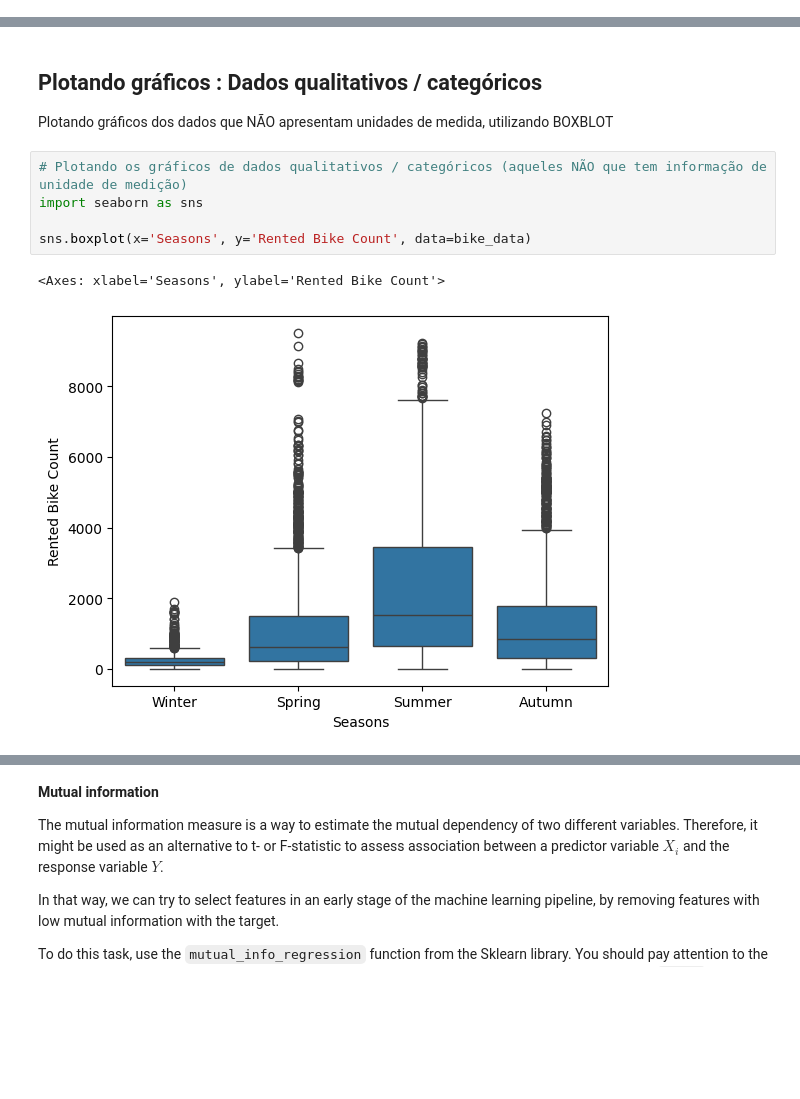
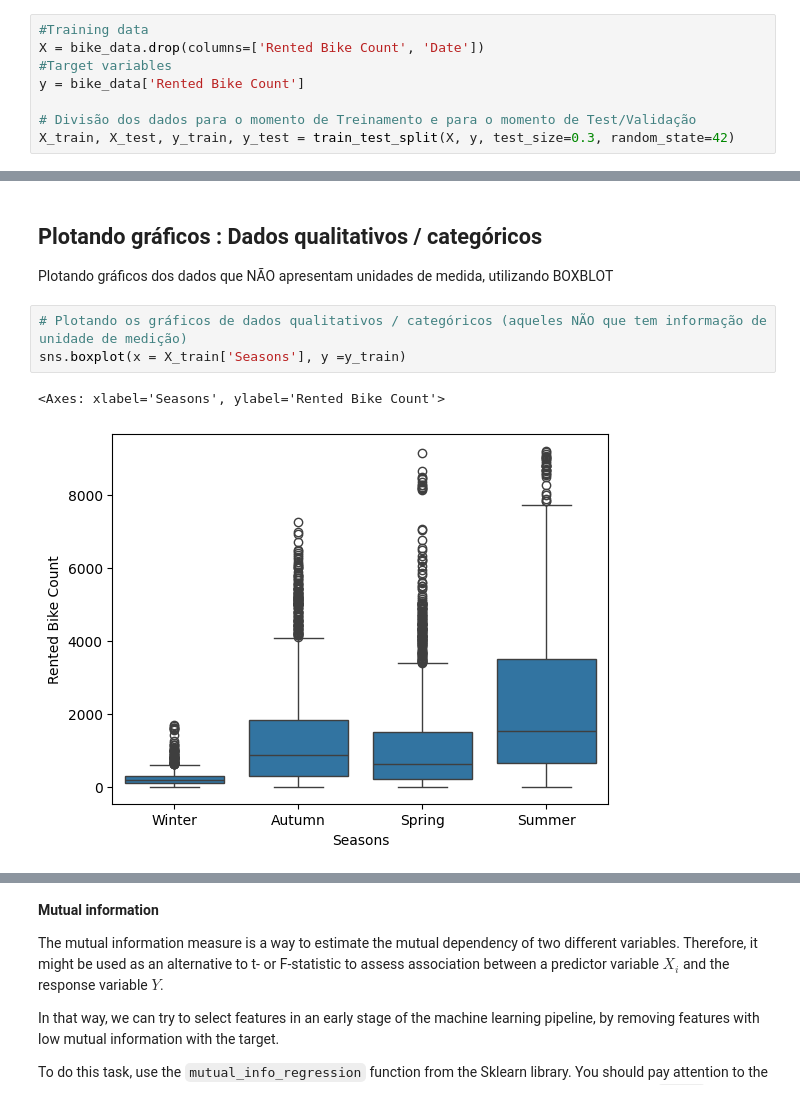
Before and after one commit to TheDeas343/MC886, a Jupyter notebook: Projects/P1/MC886_T1.ipynb, the cells around one changed output, grey strips where cells are left out. Drawn from its saved outputs; the diff is of its cells as text; blank space fills up the shorter version.

```diff
--- a/Projects/P1/MC886_T1.ipynb
+++ b/Projects/P1/MC886_T1.ipynb
@@ -123,3 +139,11 @@ dtype: object
+# %%
+#Training data
+X = bike_data.drop(columns=['Rented Bike Count', 'Date'])
+#Target variables
+y = bike_data['Rented Bike Count']
+
+# Divisão dos dados para o momento de Treinamento e para o momento de Test/Validação
+X_train, X_test, y_train, y_test = train_test_split(X, y, test_size=0.3, random_state=42)
 # %% [markdown]
 ## Plotando gráficos : Dados quantitativos
 
@@ -174,10 +198,8 @@ Text(0.5, 0, 'Snowfall (cm)')
 Plotando gráficos dos dados que NÃO apresentam unidades de medida, utilizando BOXBLOT
 # %%
 # Plotando os gráficos de dados qualitativos / categóricos (aqueles NÃO que tem informação de unidade de medição)
-import seaborn as sns
-
-sns.boxplot(x='Seasons', y='Rented Bike Count', data=bike_data)
+sns.boxplot(x = X_train['Seasons'], y =y_train)
 # %% [output]
 <Axes: xlabel='Seasons', ylabel='Rented Bike Count'>
-[figure, old version]
+[figure, new version]
 # %%
```
Also changed, not shown: parts of 24 cells of this notebook.
